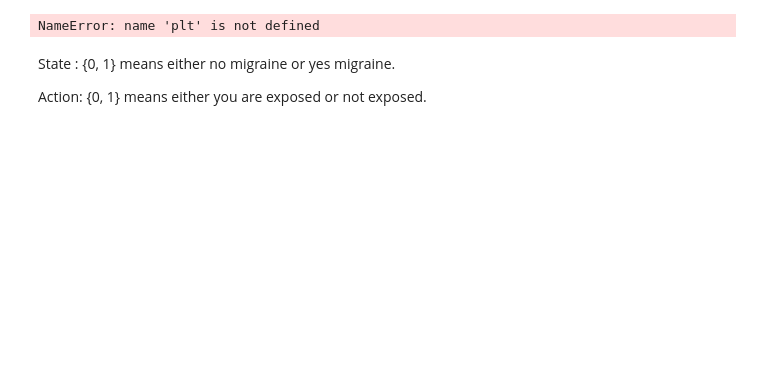
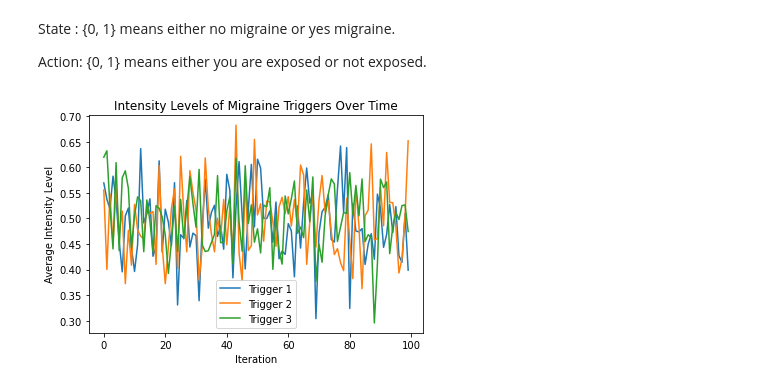
Before and after one commit to castrong/MigraineModeling, a Jupyter notebook: mdp_model-Kevin_Ma.ipynb, the cells around one changed output. Saved outputs shown, nothing was run; the diff lists cells and outputs as text; code cells hidden in the pictures; blank space fills up the shorter version.

```diff
--- a/mdp_model-Kevin_Ma.ipynb
+++ b/mdp_model-Kevin_Ma.ipynb
@@ -46,31 +61,3 @@ class MigraineEnv(gym.Env):
 
     def render(self, mode='human'):
         pass
-# %%
-# Simulation
-num_episodes = 1
-env = MigraineEnv()
-states = []
-actions = []
-
-for episode in range(num_episodes):
-    state = env.reset()
-    for t in range(env.horizon):
-        action = env.action_space.sample()  # Randomly sample an action
-        next_state, _, done, _ = env.step(action)
-        states.append(next_state)
-        actions.append(action)
-        if done:
-            break
-
-# Plotting
-plt.plot(range(len(states)), states, label='Wellness (y_t+1)')
-plt.plot(range(len(actions)), [a[0] for a in actions], label='Action (u_t) for Trigger 1')
-plt.plot(range(len(actions)), [a[1] for a in actions], label='Action (u_t) for Trigger 2')
-plt.xlabel('Time Step')
-plt.ylabel('Value')
-plt.legend()
-plt.title('Migraine Simulation')
-plt.show()
-# %% [output]
-NameError: name 'plt' is not defined
@@ -78,3 +98,23 @@ NameError: name 'plt' is not defined
 State : {0, 1} means either no migraine or yes migraine.
 
 Action: {0, 1} means either you are exposed or not exposed.
+# %%
+# Create an instance of the MigraineEnv
+num_triggers = 3
+horizon = 20
+env = MigraineEnv(num_triggers=num_triggers, horizon=horizon)
+
+# Perform the rollout to minimize migraine triggers
+intensity_over_time = rollout_minimize_migraine(env)
+
+# Plot the intensity levels over time
+for trigger_index in range(num_triggers):
+    plt.plot(intensity_over_time[:, trigger_index], label=f'Trigger {trigger_index + 1}')
+
+plt.xlabel('Iteration')
+plt.ylabel('Average Intensity Level')
+plt.title('Intensity Levels of Migraine Triggers Over Time')
+plt.legend()
+plt.show()
+# %% [output]
+[figure, added]
```
Also changed, not shown: parts of 4 cells of this notebook.
